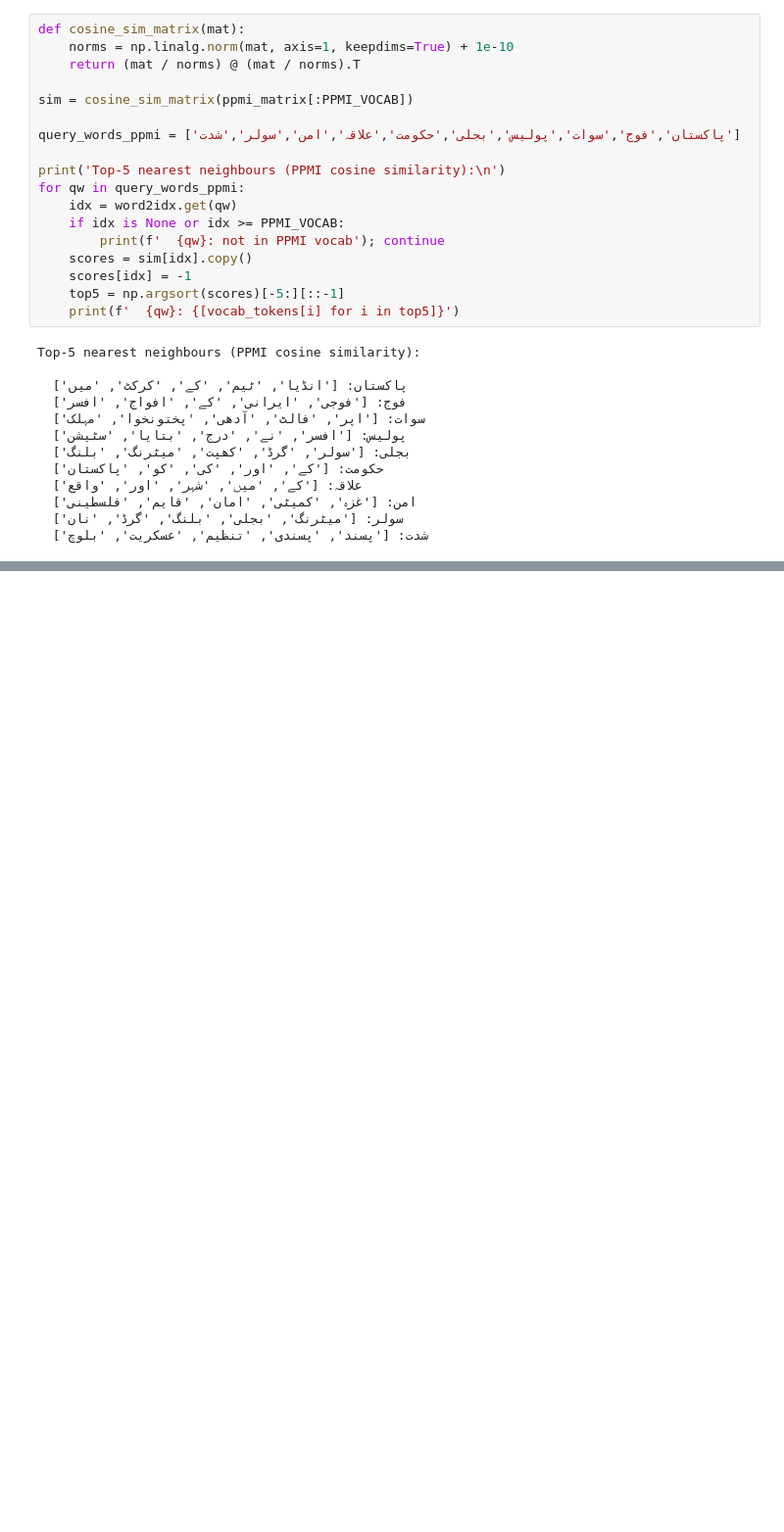
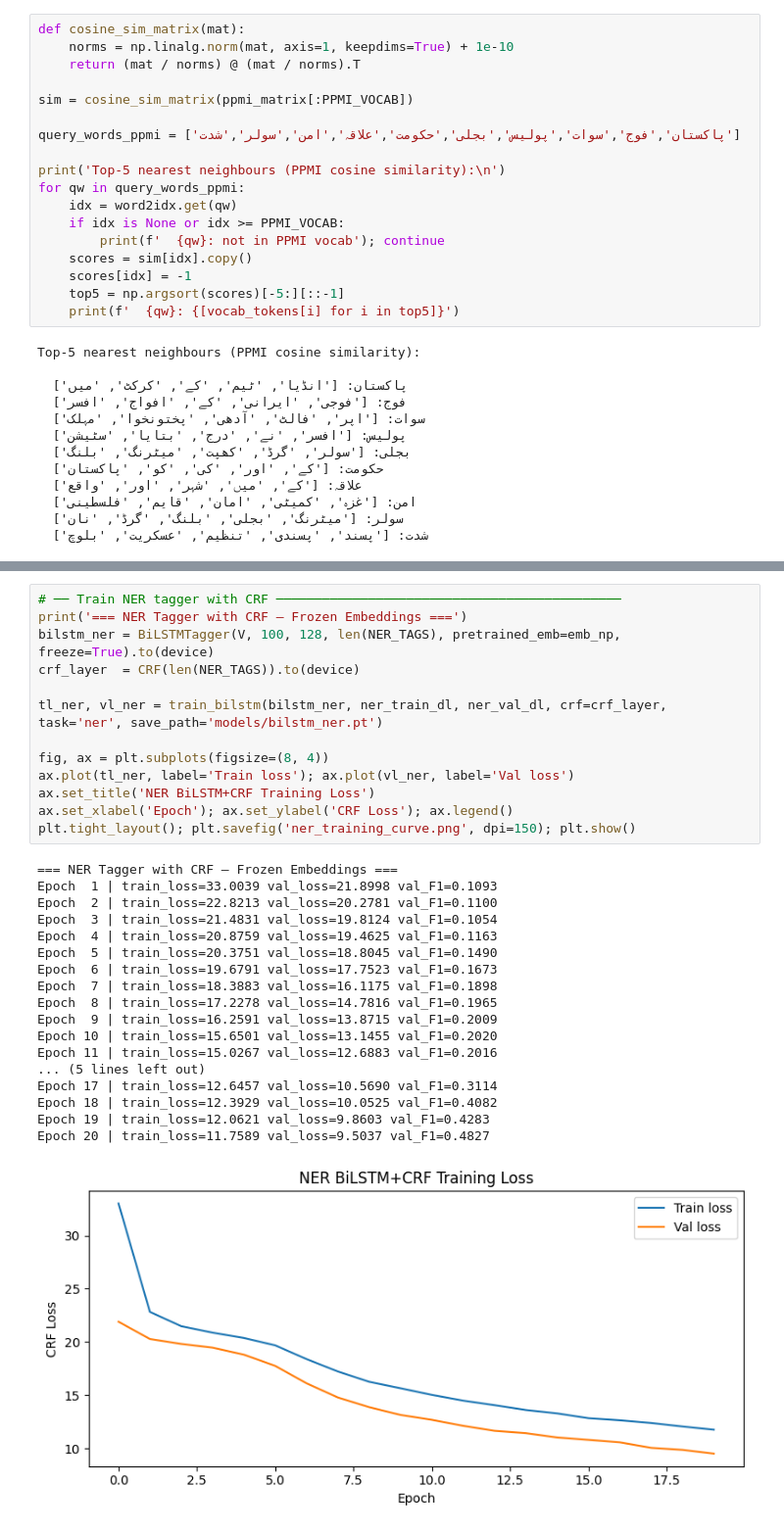
Before and after one commit to Saif1Shahzad/i23-2634-NLP-Assignment2, a Jupyter notebook: i23-2634_Assignment2_DS-A.ipynb, the cells around one changed output, grey strips where cells are left out. Shown at 98% size. Drawn from its saved outputs; the diff is of its cells as text; blank space fills up the shorter version.

```diff
--- a/i23-2634_Assignment2_DS-A.ipynb
+++ b/i23-2634_Assignment2_DS-A.ipynb
@@ -362,0 +1166,32 @@ Top-5 nearest neighbours (PPMI cosine similarity):
+# %%
+# ── Train NER tagger with CRF ─────────────────────────────────────────────
+print('=== NER Tagger with CRF — Frozen Embeddings ===')
+bilstm_ner = BiLSTMTagger(V, 100, 128, len(NER_TAGS), pretrained_emb=emb_np, freeze=True).to(device)
+crf_layer  = CRF(len(NER_TAGS)).to(device)
+
+tl_ner, vl_ner = train_bilstm(bilstm_ner, ner_train_dl, ner_val_dl, crf=crf_layer, task='ner', save_path='models/bilstm_ner.pt')
+
+fig, ax = plt.subplots(figsize=(8, 4))
+ax.plot(tl_ner, label='Train loss'); ax.plot(vl_ner, label='Val loss')
+ax.set_title('NER BiLSTM+CRF Training Loss')
+ax.set_xlabel('Epoch'); ax.set_ylabel('CRF Loss'); ax.legend()
+plt.tight_layout(); plt.savefig('ner_training_curve.png', dpi=150); plt.show()
+# %% [output]
+=== NER Tagger with CRF — Frozen Embeddings ===
+Epoch  1 | train_loss=33.0039 val_loss=21.8998 val_F1=0.1093
+Epoch  2 | train_loss=22.8213 val_loss=20.2781 val_F1=0.1100
+Epoch  3 | train_loss=21.4831 val_loss=19.8124 val_F1=0.1054
+Epoch  4 | train_loss=20.8759 val_loss=19.4625 val_F1=0.1163
+Epoch  5 | train_loss=20.3751 val_loss=18.8045 val_F1=0.1490
+Epoch  6 | train_loss=19.6791 val_loss=17.7523 val_F1=0.1673
+Epoch  7 | train_loss=18.3883 val_loss=16.1175 val_F1=0.1898
+Epoch  8 | train_loss=17.2278 val_loss=14.7816 val_F1=0.1965
+Epoch  9 | train_loss=16.2591 val_loss=13.8715 val_F1=0.2009
+Epoch 10 | train_loss=15.6501 val_loss=13.1455 val_F1=0.2020
+Epoch 11 | train_loss=15.0267 val_loss=12.6883 val_F1=0.2016
+... (5 lines left out)
+Epoch 17 | train_loss=12.6457 val_loss=10.5690 val_F1=0.3114
+Epoch 18 | train_loss=12.3929 val_loss=10.0525 val_F1=0.4082
+Epoch 19 | train_loss=12.0621 val_loss=9.8603 val_F1=0.4283
+Epoch 20 | train_loss=11.7589 val_loss=9.5037 val_F1=0.4827
+[figure, added]
```
Also changed, not shown: parts of 32 cells of this notebook, 9 other files.
